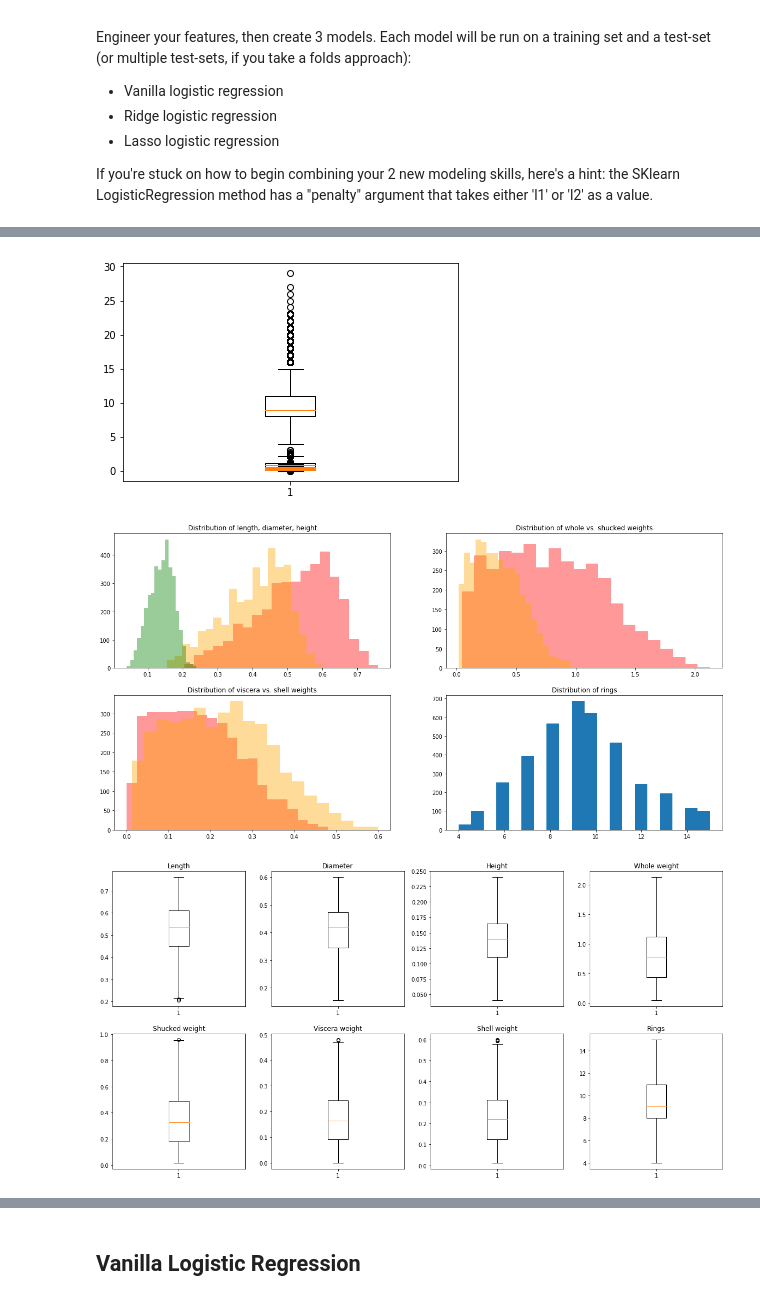
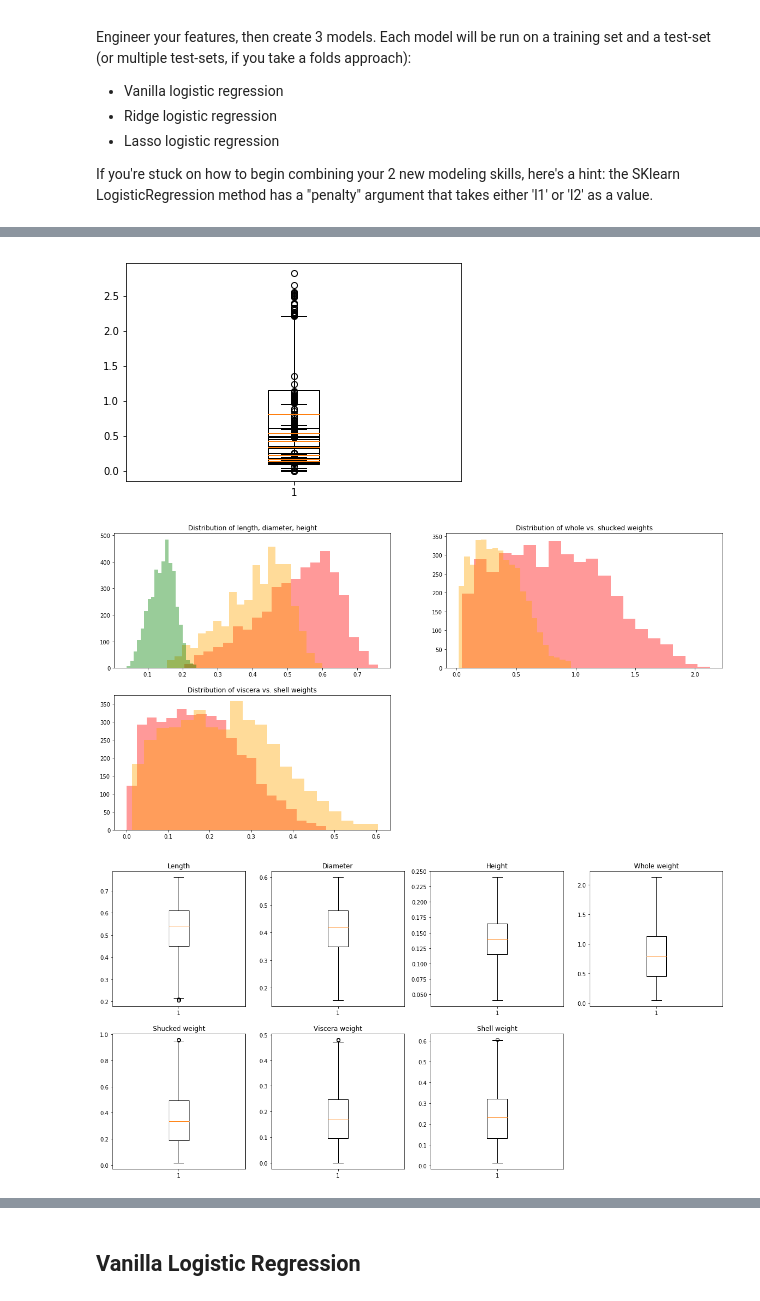
Before and after one commit to esthersweon/thinkful, a Jupyter notebook: main/unit_3/lesson_3_project_4.ipynb, the cells around one changed output, grey strips where cells are left out. Saved outputs shown, nothing was run; the diff lists cells and outputs as text; code cells hidden in the pictures.

```diff
--- a/main/unit_3/lesson_3_project_4.ipynb
+++ b/main/unit_3/lesson_3_project_4.ipynb
@@ -22,4 +22,21 @@ from sklearn import preprocessing
 df = pd.read_csv('./data/abalone.csv', names=["sex", "length", "diameter", "height", "whole weight", "shucked weight", "viscera weight", "shell weight", "rings"])
 
 df.head()
+
+low = df[df.rings <= 9].rings.sum()
+med = df[df.rings > 9][df.rings < 12].rings.sum()
+high = df[df.rings >= 12].rings.sum()
+
+print('Low:', low, '\nMed:', med, '\nHigh:', high)
+
+def set_rings_categ(num_rings):
+    if num_rings <= 9:
+        return 1 # 'low'
+    elif num_rings > 9 and num_rings < 12:
+        return 2 # 'med'
+    else:
+        return 3 # 'high'
+
+df['rings'] = [set_rings_categ(num_rings) for num_rings in df['rings']]
+df.head()
 # %% [output]
@@ -49,9 +64,9 @@ def make_hists(df):
     plt.hist(df['viscera weight'], bins=20, color='red', alpha=0.4)
     plt.hist(df['shell weight'], bins=20, color='orange', alpha=0.4)
 
-    plt.subplot(2, 2, 4)
-    plt.title('Distribution of rings')
-    plt.hist(df['rings'], bins=20)
+#     plt.subplot(2, 2, 4)
+#     plt.title('Distribution of rings')
+#     plt.hist(df['rings'], bins=20)
 
     plt.show()
 
@@ -90,9 +105,9 @@ def make_boxplots(df):
     plt.title('Shell weight')
     plt.boxplot(df['shell weight'])
 
-    plt.subplot(2, 4, 8)
-    plt.title('Rings')
-    plt.boxplot(df['rings'])
+#     plt.subplot(2, 4, 8)
+#     plt.title('Rings')
+#     plt.boxplot(df['rings'])
 
     plt.show()
 
@@ -102,20 +117,20 @@ make_boxplots(df)
 # %%
 # remove all outliers for following features
-features_to_remove_outliers_from = ['length', 'diameter', 'height', 'whole weight', 'shucked weight', 'viscera weight', 'shell weight', 'rings']
+features_to_remove_outliers_from = ['length', 'diameter', 'height', 'whole weight', 'shucked weight', 'viscera weight', 'shell weight']
 
 for feature in features_to_remove_outliers_from:
     min_max_vals = [item.get_ydata()[1] for item in plt.boxplot(df[feature])['whiskers']]
 
     # remove outliers for that feature
     df = df[df[feature] >= min_max_vals[0]]
     df = df[df[feature] <= min_max_vals[1]]
 
 make_hists(df)
 make_boxplots(df)
 # %% [output]
-[figure, old version]
+[figure, new version]
-[figure, old version]
+[figure, new version]
-[figure, old version]
+[figure, new version]
 # %%
 # quadratic features
 df['h ^ 2']  = df['height'] ** 2
```
Also changed, not shown: parts of 12 cells of this notebook, 5 other files.
